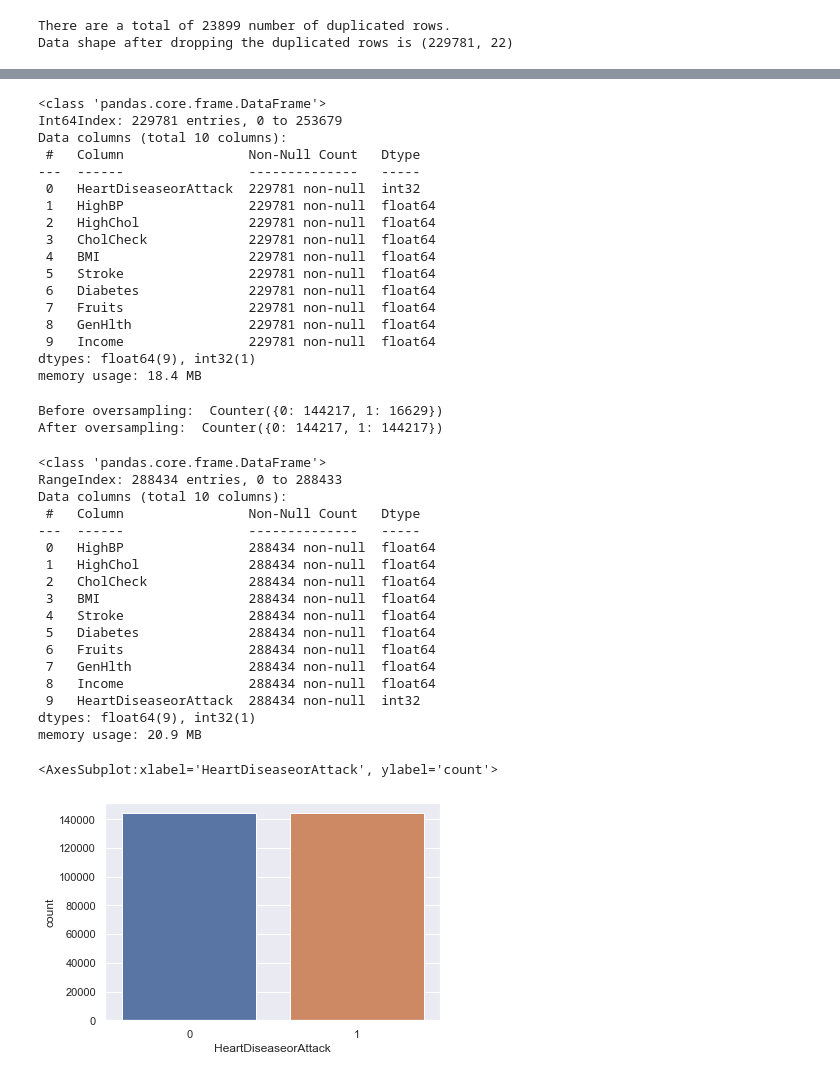
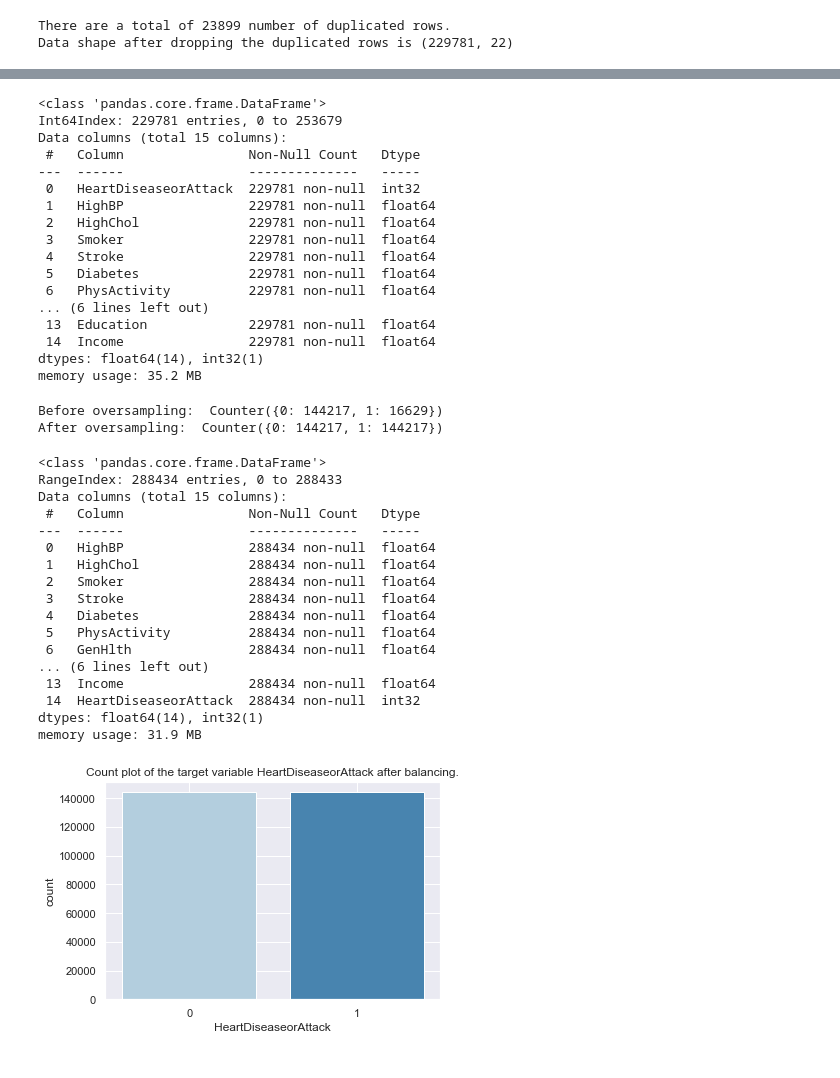
Before and after one commit to akhil97/Data_Mining_project-T4-DATS6103, a Jupyter notebook: model_building_final.ipynb, the cells around one changed output, grey strips where cells are left out. Cells and saved outputs as stored; diff of their text form; code cells hidden in the pictures.

```diff
--- a/model_building_final.ipynb
+++ b/model_building_final.ipynb
@@ -85,30 +90,28 @@ plt.show()
 #print(to_drop)
 # %%
 # Dropping columns which are highly correlated
-df = df.drop(['Smoker','PhysActivity',
-              'Veggies','HvyAlcoholConsump',
+df = df.drop(['Veggies','HvyAlcoholConsump',
               'AnyHealthcare','NoDocbcCost',
-              'MentHlth','PhysHlth','DiffWalk',
-              'Sex','Age','Education'], axis = 1)
+              'BMI','CholCheck','Fruits'], axis = 1)
 df.info()
 # %% [output]
 <class 'pandas.core.frame.DataFrame'>
 Int64Index: 229781 entries, 0 to 253679
-Data columns (total 10 columns):
+Data columns (total 15 columns):
  #   Column                Non-Null Count   Dtype
 ---  ------                --------------   -----
  0   HeartDiseaseorAttack  229781 non-null  int32
  1   HighBP                229781 non-null  float64
  2   HighChol              229781 non-null  float64
- 3   CholCheck             229781 non-null  float64
- 4   BMI                   229781 non-null  float64
- 5   Stroke                229781 non-null  float64
- 6   Diabetes              229781 non-null  float64
- 7   Fruits                229781 non-null  float64
- 8   GenHlth               229781 non-null  float64
- 9   Income                229781 non-null  float64
-dtypes: float64(9), int32(1)
-memory usage: 18.4 MB
+ 3   Smoker                229781 non-null  float64
+ 4   Stroke                229781 non-null  float64
+ 5   Diabetes              229781 non-null  float64
+ 6   PhysActivity          229781 non-null  float64
+... (6 lines left out)
+ 13  Education             229781 non-null  float64
+ 14  Income                229781 non-null  float64
+dtypes: float64(14), int32(1)
+memory usage: 35.2 MB
 # %%
 # import SMOTE and other over-sampling techniques
 from collections import Counter
@@ -142,26 +145,27 @@ resampled_df.info()
 # %% [output]
 <class 'pandas.core.frame.DataFrame'>
 RangeIndex: 288434 entries, 0 to 288433
-Data columns (total 10 columns):
+Data columns (total 15 columns):
  #   Column                Non-Null Count   Dtype
 ---  ------                --------------   -----
  0   HighBP                288434 non-null  float64
  1   HighChol              288434 non-null  float64
- 2   CholCheck             288434 non-null  float64
- 3   BMI                   288434 non-null  float64
- 4   Stroke                288434 non-null  float64
- 5   Diabetes              288434 non-null  float64
- 6   Fruits                288434 non-null  float64
- 7   GenHlth               288434 non-null  float64
- 8   Income                288434 non-null  float64
- 9   HeartDiseaseorAttack  288434 non-null  int32
-dtypes: float64(9), int32(1)
-memory usage: 20.9 MB
+ 2   Smoker                288434 non-null  float64
+ 3   Stroke                288434 non-null  float64
+ 4   Diabetes              288434 non-null  float64
+ 5   PhysActivity          288434 non-null  float64
+ 6   GenHlth               288434 non-null  float64
+... (6 lines left out)
+ 13  Income                288434 non-null  float64
+ 14  HeartDiseaseorAttack  288434 non-null  int32
+dtypes: float64(14), int32(1)
+memory usage: 31.9 MB
 # %%
-sns.countplot(x = resampled_df["HeartDiseaseorAttack"])
+sns.countplot(x = resampled_df["HeartDiseaseorAttack"],
+             palette = "Blues").set(title = "Count plot of the target variable HeartDiseaseorAttack after balancing.")
+plt.grid(True)
 # %% [output]
-<AxesSubplot:xlabel='HeartDiseaseorAttack', ylabel='count'>
-[figure, old version]
+[figure, new version]
 # %%
 # SMOTE - Naive Bayes
 # Basic Naive Bayes
```
Also changed, not shown: parts of 18 cells of this notebook.
